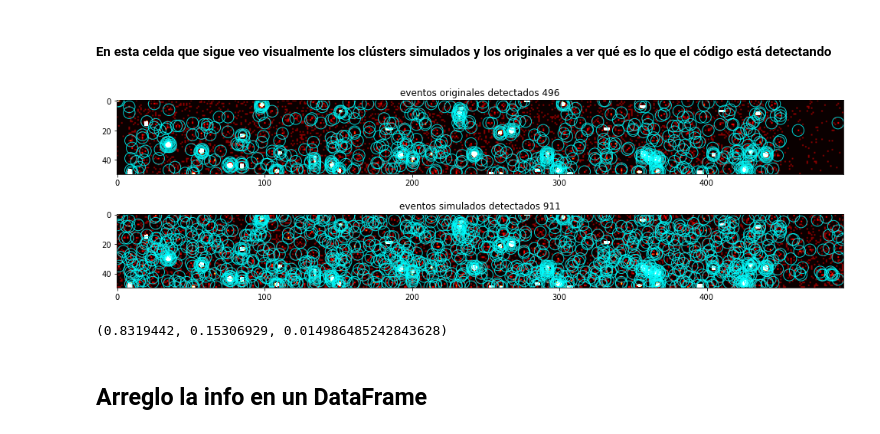
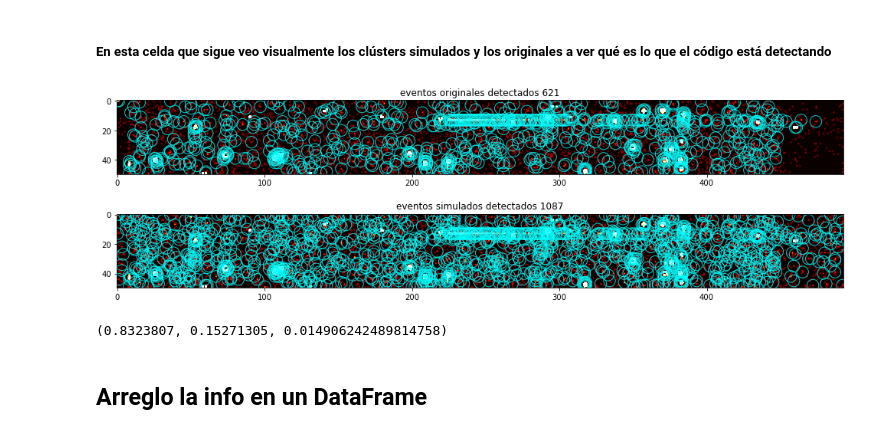
Before and after one commit to Igna11/Tesis-Skipper, a Jupyter notebook: Analisis_Imagenes.ipynb, the cells around one changed output. Cells and saved outputs as stored; diff of their text form; code cells hidden in the pictures.

Commit message:
fix
Corrección de la calibración en la funcion ADU2e y de las probabilidad y valor medio de la poissoniana

```diff
--- a/Analisis_Imagenes.ipynb
+++ b/Analisis_Imagenes.ipynb
@@ -66,7 +66,12 @@ def fits_finder(directorio=".", extension=".fits"):
     return archivos
 
 
-def ADU2e(src_path, alpha=20138e-7, beta=323e-13, ohdu=0, save=False):
+def ADU2e(src_path,
+          alpha=1.9848e-3,
+          beta=-9.77376e-11,
+          gamma=1.87747e-15,
+          delta=-7.08404e-21,
+          ohdu=0, save=False):
     """
 
     From a .fits image, and using the polynomial fit for ADU -> electron
@@ -79,13 +84,22 @@ def ADU2e(src_path, alpha=20138e-7, beta=323e-13, ohdu=0, save=False):
     src_path : string
         Directory path of the file
     alpha : float, optional
-        By default, alpha = 20138e-7
-        refs: DE DONDE SALEN ESTOS NUMEROS?
+        By default, alpha = 1.9848e-3
+        ref: ske_Calibration_T123k.txt
         ref: Tesis Kevin Anderson, tabla 3.1: alpha = 1.99e-3
     beta : float, optional
-        By default, beta = 323e-13
-        refs: DE DONDE SALEN ESTOS NUMEROS?
+        By default, beta = -9.77376e-11
+        ref: ske_Calibration_T123k.txt
         ref: Tesis Kevin Anderson, tabla 3.1: beta = 8.61e-11
+    gamma : float, optional
+        By default, beta = 1.87747e-15
+        ref: ske_Calibration_T123k.txt
+        ref: Tesis Kevin Anderson, tabla 3.1: gamma = -6.31e-17
+    delta : float, optional
+        By default, beta = -7.08404e-21
+        ref: ske_Calibration_T123k.txt
+        ref: Tesis Kevin Anderson, tabla 3.1: delta = 2.73e-23
+        the values used here differ from the ones in the Kevin Anderson's tesis
     ohdu : int, optional
         0, 1, 2, 3 allowed (each sensor of the total sensor)
     save : bool, optional
@@ -93,7 +107,10 @@ def ADU2e(src_path, alpha=20138e-7, beta=323e-13, ohdu=0, save=False):
     """
     with fits.open(src_path) as fits_img:
         ADU_img_data = fits_img[ohdu].data
-        e_img_data = np.round(ADU_img_data*alpha + ADU_img_data**2*beta)
+        e_img_data = np.round(ADU_img_data*alpha
+                              + ADU_img_data**2*beta
+                              + ADU_img_data**3*gamma
+                              + ADU_img_data**4*delta)
         # =====================================
         # Los datos vienen con valores negativos:
         # filtro los valores negativos y los transformo en 0
@@ -1592,7 +1609,7 @@ image_clean = single_fits2double_fits(img_path)[1]
 #                    image_clean + 1,
 #                    image_clean)
 
-image_sim = poisson.rvs(mu=0.2253, size=(50,493)) + image_clean
+image_sim = poisson.rvs(mu=0.2245, size=(50,493)) + image_clean
 
 image_bw_o = img2bw(image, lower_thresh=2, upper_thresh=300)
 
@@ -1612,41 +1629,41 @@ label_sim, n_features_sim = ndi.label(image_bw_sim,
 dic_o = get_cluster_info(image, label_o)
 
 dic_sim = get_cluster_info(image_sim, label_sim)
 
 # Me genero el layout del plot
 fig, axs = plt.subplots(2,1, figsize=(17,5))
 
 coords_o = dic_o["coordenadas"]
 coords_sim = dic_sim["coordenadas"]
 for coords in coords_o:
     for r in coords:
         r = list(r)
         r.reverse()
         circ_o = Circle(tuple(r), 4, alpha=.8, color="cyan", fill=False)
         axs[0].add_patch(circ_o)
 
 for coords in coords_sim:
     for r in coords:
         r = list(r)
         r.reverse()
         circ_sim = Circle(tuple(r), 4, alpha=.8, color="cyan", fill=False)
         axs[1].add_patch(circ_sim)
 # Ploteo la imagen
 axs[0].set_title("eventos originales detectados %i" %n_features_o)
 axs[0].imshow(image, cmap="hot", vmin=0, vmax=5);
 axs[1].set_title("eventos simulados detectados %i" %n_features_sim)
 axs[1].imshow(image_sim, cmap="hot", vmin=0, vmax=5);
 
 #plt.savefig("/home/igna/Escritorio/imagen_asds.pdf")
 # %% [output]
-[figure, old version]
+[figure, new version]
 # %%
 prob_0 = np.exp(-prob)
 prob_1 = prob*np.exp(-prob)
 prob_2 = 1 - prob_0 - prob_1
 prob_0, prob_1, prob_2
 # %% [output]
-(0.8319442, 0.15306929, 0.014986485242843628)
+(0.8323807, 0.15271305, 0.014906242489814758)
 # %% [markdown]
 ## Arreglo la info en un DataFrame
 # %%
```
Also changed, not shown: parts of 40 cells of this notebook, 3 other files.
